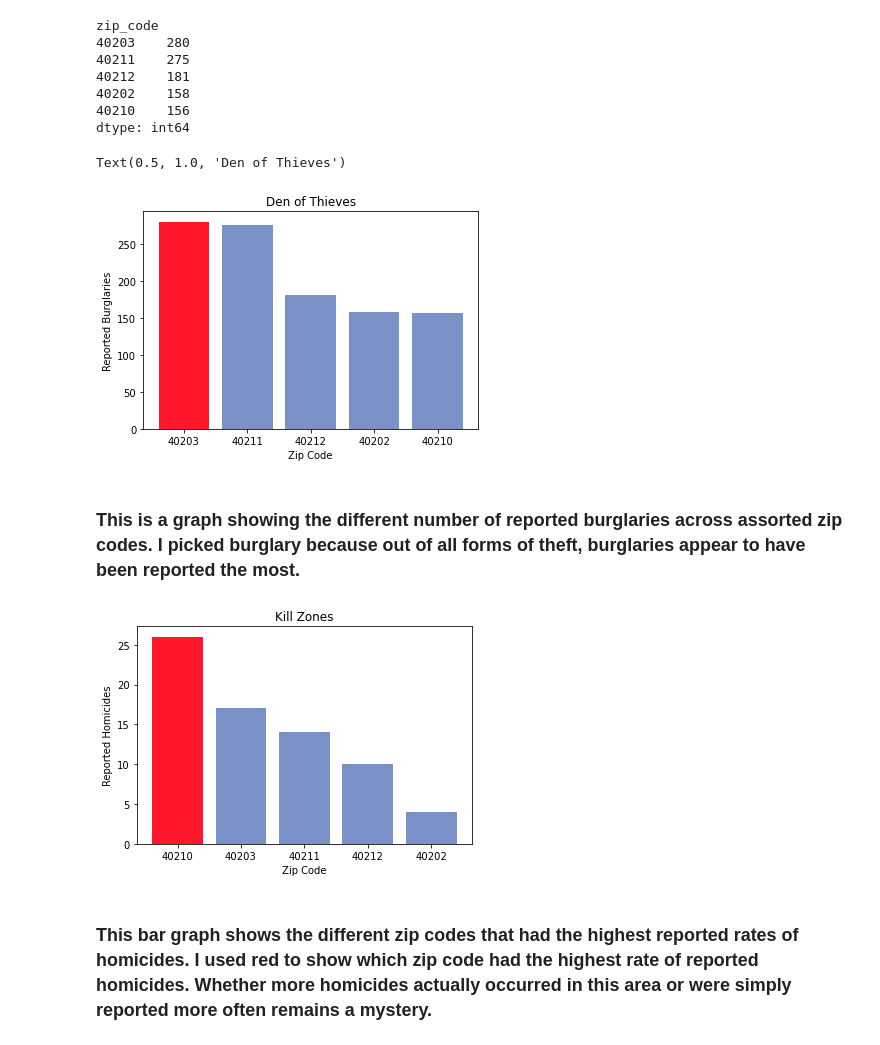
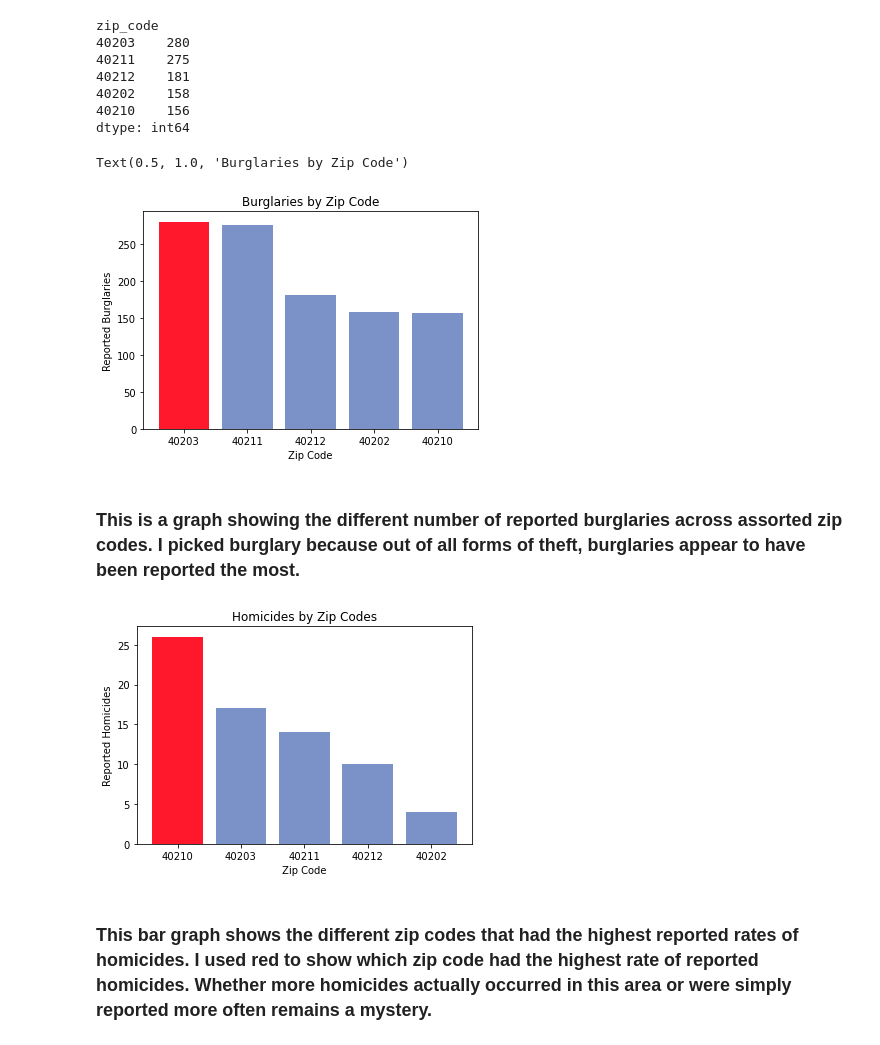
Before and after one commit to ZakM2000/Criminal_Analysis, a Jupyter notebook: Notebooks/LMPD_Crime_Analytics.ipynb, the cells around one changed output. Cells and saved outputs as stored; diff of their text form; code cells hidden in the pictures.

```diff
--- a/Notebooks/LMPD_Crime_Analytics.ipynb
+++ b/Notebooks/LMPD_Crime_Analytics.ipynb
@@ -874,31 +874,31 @@ plt.bar(
 
 plt.xlabel("Zip Code")
 plt.ylabel("Reported Burglaries")
-plt.title("Den of Thieves")
+plt.title("Burglaries by Zip Code")
 # %% [output]
-Text(0.5, 1.0, 'Den of Thieves')
+Text(0.5, 1.0, 'Burglaries by Zip Code')
-[figure, old version]
+[figure, new version]
 # %% [markdown]
 ### This is a graph showing the different number of reported burglaries across assorted zip codes. I picked burglary because out of all forms of theft, burglaries appear to have been reported the most.
 # %%
 colors = ["#7b92c9"]*len(Kill_zone)
 max_index = Kill_zone.idxmax()
 highlight_position = Kill_zone.index.get_loc(max_index)
 colors[highlight_position] = "#ff172b"
 
 plt.bar(
     Kill_zone.index,
     Kill_zone.values,
     color=colors
 )
 
 plt.xlabel("Zip Code")
 plt.ylabel("Reported Homicides")
-plt.title("Kill Zones")
+plt.title("Homicides by Zip Codes")
 plt.tight_layout
 plt.show()
 # %% [output]
-[figure, old version]
+[figure, new version]
 # %% [markdown]
 ### This bar graph shows the different zip codes that had the highest reported rates of homicides. I used red to show which zip code had the highest rate of reported homicides. Whether more homicides actually occurred in this area or were simply reported more often remains a mystery.
 # %%
```
Also changed, not shown: parts of 5 cells of this notebook.
